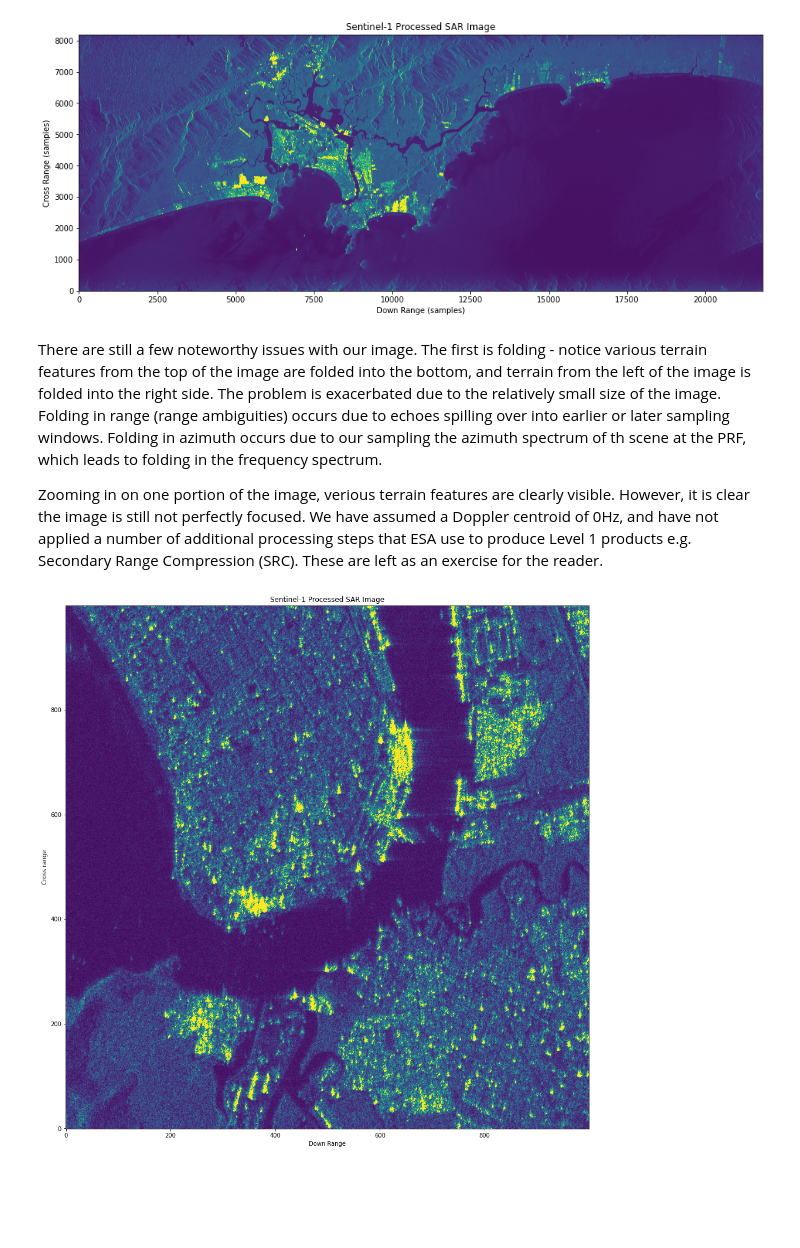
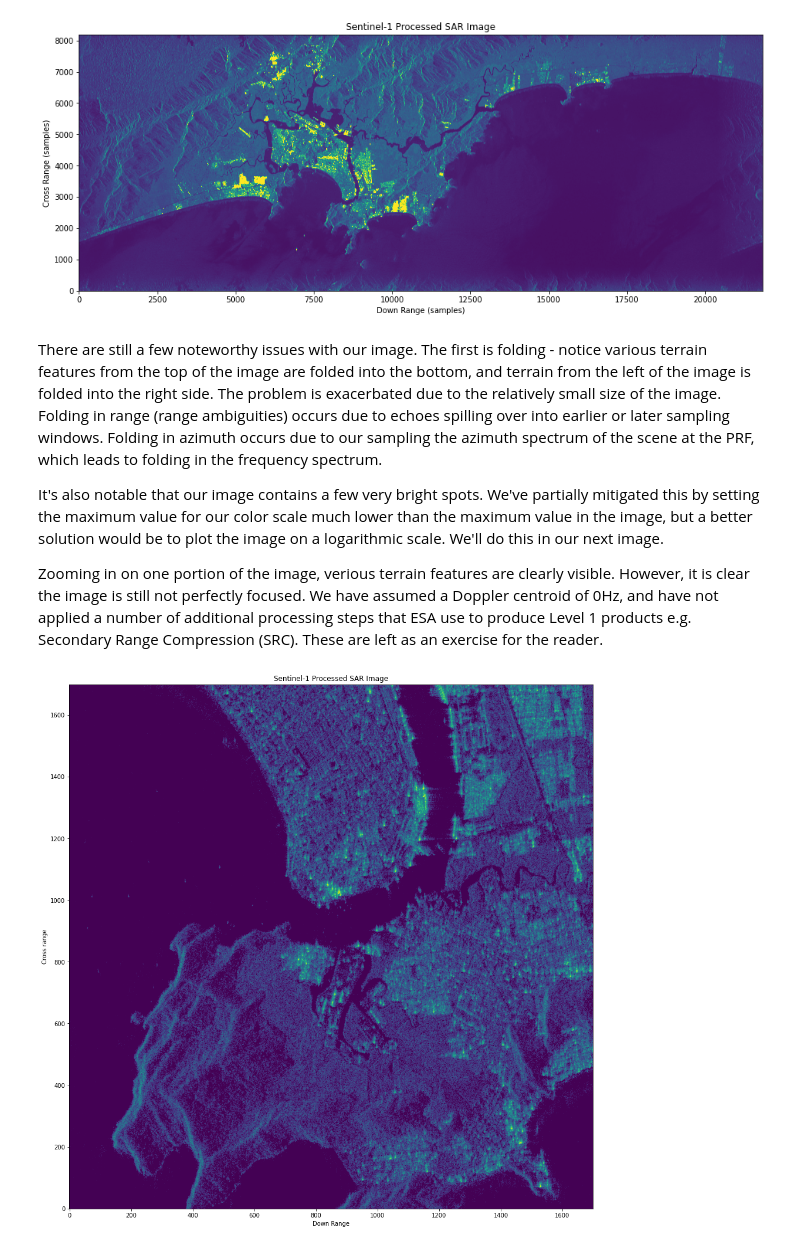
Before and after one commit to Rich-Hall/sentinel1Level0DecodingDemo, a Jupyter notebook: sentinel1Level0DecodingDemo.ipynb, the cells around one changed output. Cells and saved outputs as stored; diff of their text form; code cells hidden in the pictures; blank space fills up the shorter version.

Commit message:
Modified final image to use logarithmic scale when plotted

```diff
--- a/sentinel1Level0DecodingDemo.ipynb
+++ b/sentinel1Level0DecodingDemo.ipynb
@@ -325,16 +326,18 @@ plt.show()
 # %% [output]
 [figure]
 # %% [markdown]
-There are still a few noteworthy issues with our image. The first is folding - notice various terrain features from the top of the image are folded into the bottom, and terrain from the left of the image is folded into the right side. The problem is exacerbated due to the relatively small size of the image. Folding in range (range ambiguities) occurs due to echoes spilling over into earlier or later sampling windows. Folding in azimuth occurs due to our sampling the azimuth spectrum of th scene at the PRF, which leads to folding in the frequency spectrum.
+There are still a few noteworthy issues with our image. The first is folding - notice various terrain features from the top of the image are folded into the bottom, and terrain from the left of the image is folded into the right side. The problem is exacerbated due to the relatively small size of the image. Folding in range (range ambiguities) occurs due to echoes spilling over into earlier or later sampling windows. Folding in azimuth occurs due to our sampling the azimuth spectrum of the scene at the PRF, which leads to folding in the frequency spectrum.
+
+It's also notable that our image contains a few very bright spots. We've partially mitigated this by setting the maximum value for our color scale much lower than the maximum value in the image, but a better solution would be to plot the image on a logarithmic scale. We'll do this in our next image.
 
 Zooming in on one portion of the image, verious terrain features are clearly visible. However, it is clear the image is still not perfectly focused. We have assumed a Doppler centroid of 0Hz, and have not applied a number of additional processing steps that ESA use to produce Level 1 products e.g. Secondary Range Compression (SRC). These are left as an exercise for the reader.
 # %%
 # Zoom in on a small part of our image
 plt.figure(figsize=(16,100))
 plt.title("Sentinel-1 Processed SAR Image")
-plt.imshow(abs(az_compressed_data[2500:3500, 8200:9200]), vmin=0, vmax=3000, origin='lower')
+plt.imshow(abs(az_compressed_data[1900:3600, 7700:9400]), origin='lower', norm=colors.LogNorm(vmin=300, vmax=30000))
 plt.xlabel("Down Range")
 plt.ylabel("Cross range")
 plt.show()
 # %% [output]
-[figure, old version]
+[figure, new version]
```
Also changed, not shown: parts of 3 cells of this notebook.
